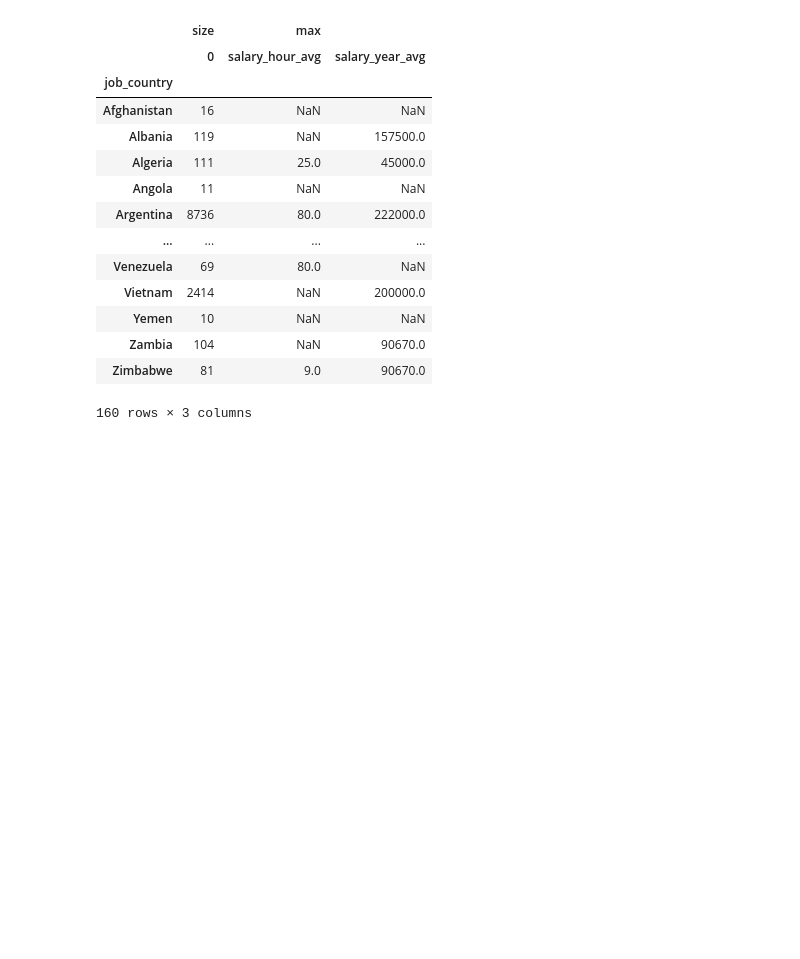
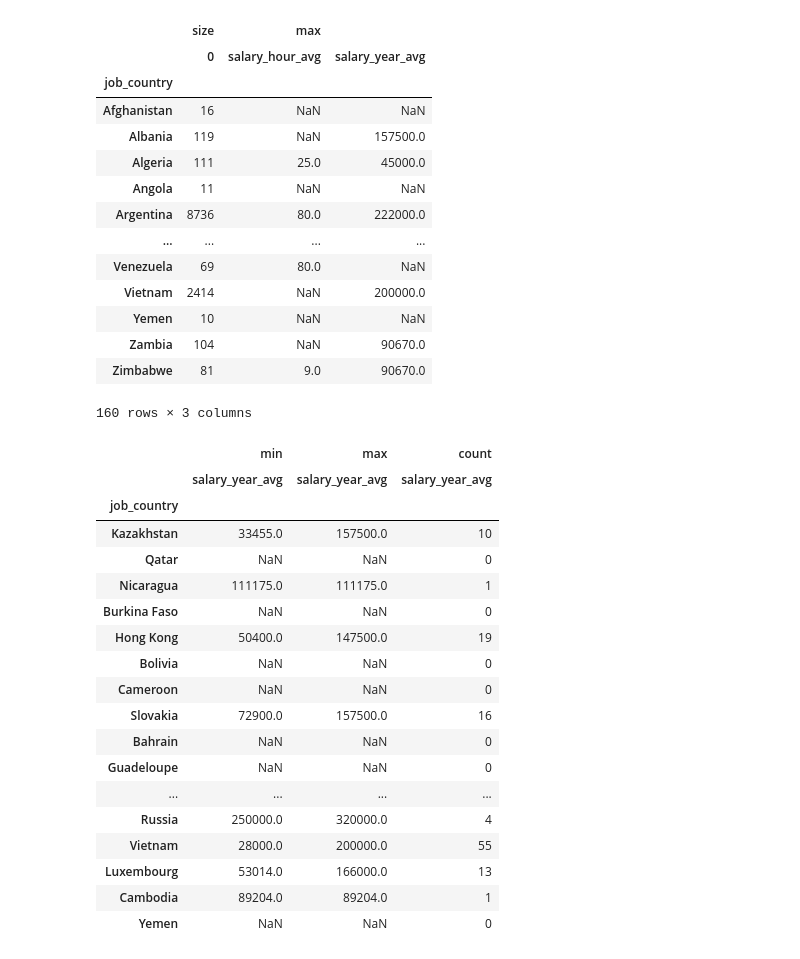
Before and after one commit to dateenbee2442/PYTHON_CORE_TOPICS, a Jupyter notebook: ADVANCE_LEVEL/Panda_Accessing_Data.ipynb, the cells around one changed output. Drawn from its saved outputs; the diff is of its cells as text; code cells hidden in the pictures; blank space fills up the shorter version.

Commit message:
pivoting_country_year_salary

```diff
--- a/ADVANCE_LEVEL/Panda_Accessing_Data.ipynb
+++ b/ADVANCE_LEVEL/Panda_Accessing_Data.ipynb
@@ -438,3 +438,26 @@ countries
 | Zambia | 104 | NaN | 90670.0 |
 | Zimbabwe | 81 | 9.0 | 90670.0 |
 160 rows × 3 columns
+# %%
+countries = df.pivot_table(index='job_country', values='salary_year_avg', aggfunc=['min', 'max', 'count'])
+countries.sample(20)
+# %% [output]
+|  | min | max | count |
+|  | salary_year_avg | salary_year_avg | salary_year_avg |
+| job_country |  |  |  |
+| Kazakhstan | 33455.0 | 157500.0 | 10 |
+| Qatar | NaN | NaN | 0 |
+| Nicaragua | 111175.0 | 111175.0 | 1 |
+| Burkina Faso | NaN | NaN | 0 |
+| Hong Kong | 50400.0 | 147500.0 | 19 |
+| Bolivia | NaN | NaN | 0 |
+| Cameroon | NaN | NaN | 0 |
+| Slovakia | 72900.0 | 157500.0 | 16 |
+| Bahrain | NaN | NaN | 0 |
+| Guadeloupe | NaN | NaN | 0 |
+| ... | ... | ... | ... |
+| Russia | 250000.0 | 320000.0 | 4 |
+| Vietnam | 28000.0 | 200000.0 | 55 |
+| Luxembourg | 53014.0 | 166000.0 | 13 |
+| Cambodia | 89204.0 | 89204.0 | 1 |
+| Yemen | NaN | NaN | 0 |
```
